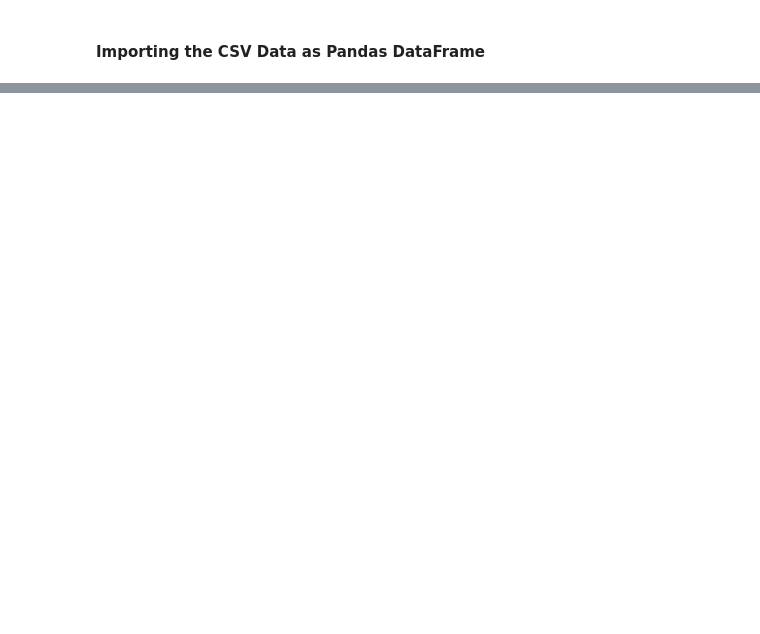
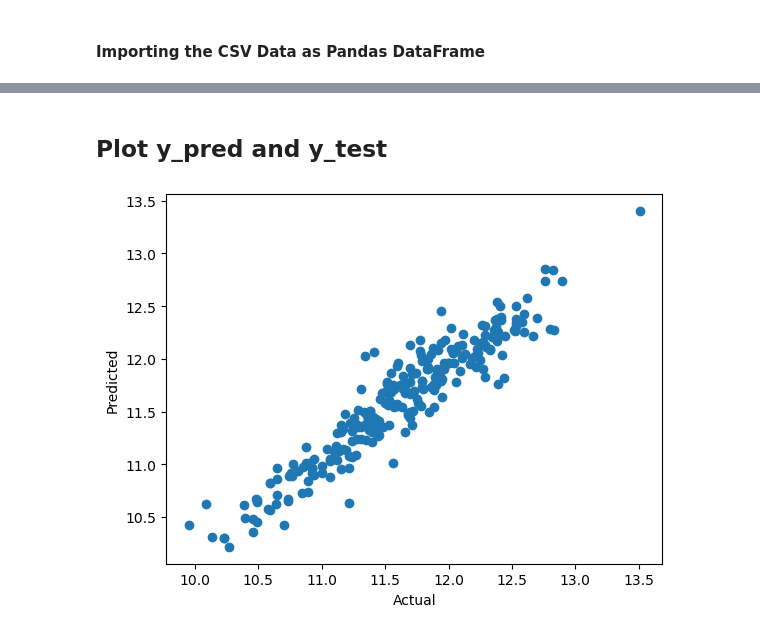
Before and after one commit to MahbubHossainFaisal/Laptop_Price_Predictor, a Jupyter notebook: notebooks/Model_Training.ipynb, the cells around one changed output, grey strips where cells are left out. Saved outputs shown, nothing was run; the diff lists cells and outputs as text; code cells hidden in the pictures; blank space fills up the shorter version.

```diff
--- a/notebooks/Model_Training.ipynb
+++ b/notebooks/Model_Training.ipynb
@@ -653,0 +184,3 @@ sns.heatmap(df.corr())
+# %%
+for i in range(len(models.keys())):
+    print(list(models.keys())[i])
@@ -653,0 +197,31 @@ sns.heatmap(df.corr())
+# %%
+for i in range(len(list(models))):
+    model = list(models.values())[i]
+    model.fit(X_train,y_train)
+
+    # model prediction
+    y_train_pred = model.predict(X_train)
+    y_test_pred = model.predict(X_test)
+
+    # Evaluating training and test dataset
+    train_mae,train_mse,train_rmse,train_r2_score = evaluate_model(y_train,y_train_pred)
+    test_mae,test_mse,test_rmse,test_r2_score = evaluate_model(y_test,y_test_pred)
+
+    print(list(models.keys())[i])
+    model_list.append(list(models.keys())[i])
+
+    print('Model performance for Training set')
+    print("- Root Mean Squared Error: {:.4f}".format(train_rmse))
+    print("- Mean Absolute Error: {:.4f}".format(train_mae))
+    print("- R2 Score: {:.4f}".format(train_r2_score))
+
+    print('----------------------------------')
+
+    print('Model performance for Test set')
+    print("- Root Mean Squared Error: {:.4f}".format(test_mse))
+    print("- Mean Absolute Error: {:.4f}".format(test_mae))
+    print("- R2 Score: {:.4f}".format(test_r2_score))
+    r2_test_list.append(test_r2_score)
+
+    print('='*35)
+    print('\n')
@@ -653,0 +261,6 @@ sns.heatmap(df.corr())
+# %%
+model = CatBoostRegressor()
+model.fit(X_train, y_train)
+y_pred = model.predict(X_test)
+score = r2_score(y_test, y_pred)*100
+print(" Accuracy of the model is %.2f" %score)
@@ -653,0 +285,8 @@ sns.heatmap(df.corr())
+# %% [markdown]
+## Plot y_pred and y_test
+# %%
+plt.scatter(y_test,y_pred);
+plt.xlabel('Actual');
+plt.ylabel('Predicted');
+# %% [output]
+[figure, added]
```
Also changed, not shown: parts of 140 cells of this notebook.
